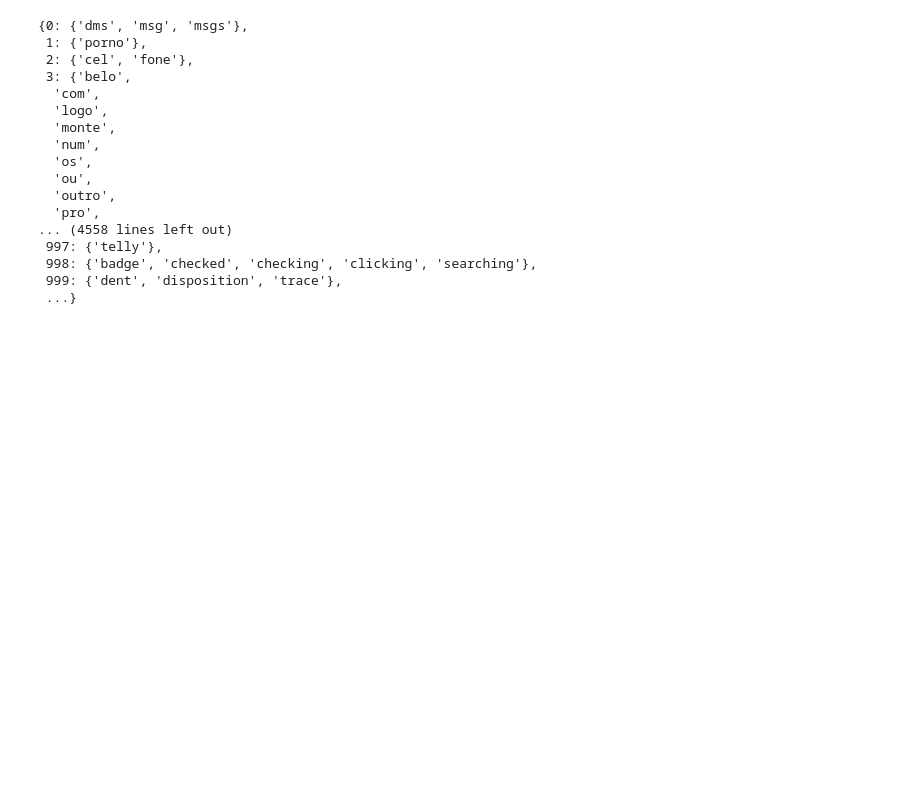
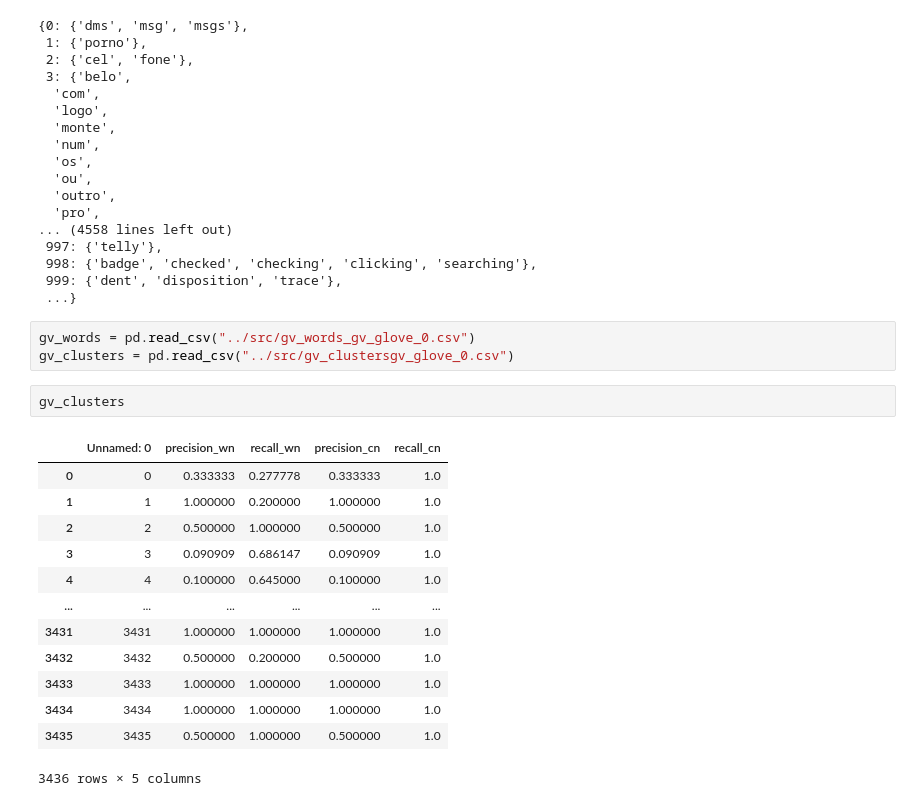
Before and after one commit to ahwang16/senior-thesis-2019, a Jupyter notebook: data/data_playground.ipynb, the cells around one changed output. Cells and saved outputs as stored; diff of their text form; blank space fills up the shorter version.

```diff
--- a/data/data_playground.ipynb
+++ b/data/data_playground.ipynb
@@ -358,3 +358,22 @@ clusters
  998: {'badge', 'checked', 'checking', 'clicking', 'searching'},
  999: {'dent', 'disposition', 'trace'},
  ...}
+# %%
+gv_words = pd.read_csv("../src/gv_words_gv_glove_0.csv")
+gv_clusters = pd.read_csv("../src/gv_clustersgv_glove_0.csv")
+# %%
+gv_clusters
+# %% [output]
+|  | Unnamed: 0 | precision_wn | recall_wn | precision_cn | recall_cn |
+| 0 | 0 | 0.333333 | 0.277778 | 0.333333 | 1.0 |
+| 1 | 1 | 1.000000 | 0.200000 | 1.000000 | 1.0 |
+| 2 | 2 | 0.500000 | 1.000000 | 0.500000 | 1.0 |
+| 3 | 3 | 0.090909 | 0.686147 | 0.090909 | 1.0 |
+| 4 | 4 | 0.100000 | 0.645000 | 0.100000 | 1.0 |
+| ... | ... | ... | ... | ... | ... |
+| 3431 | 3431 | 1.000000 | 1.000000 | 1.000000 | 1.0 |
+| 3432 | 3432 | 0.500000 | 0.200000 | 0.500000 | 1.0 |
+| 3433 | 3433 | 1.000000 | 1.000000 | 1.000000 | 1.0 |
+| 3434 | 3434 | 1.000000 | 1.000000 | 1.000000 | 1.0 |
+| 3435 | 3435 | 0.500000 | 1.000000 | 0.500000 | 1.0 |
+3436 rows × 5 columns
```
Also changed, not shown: 2 other files.
